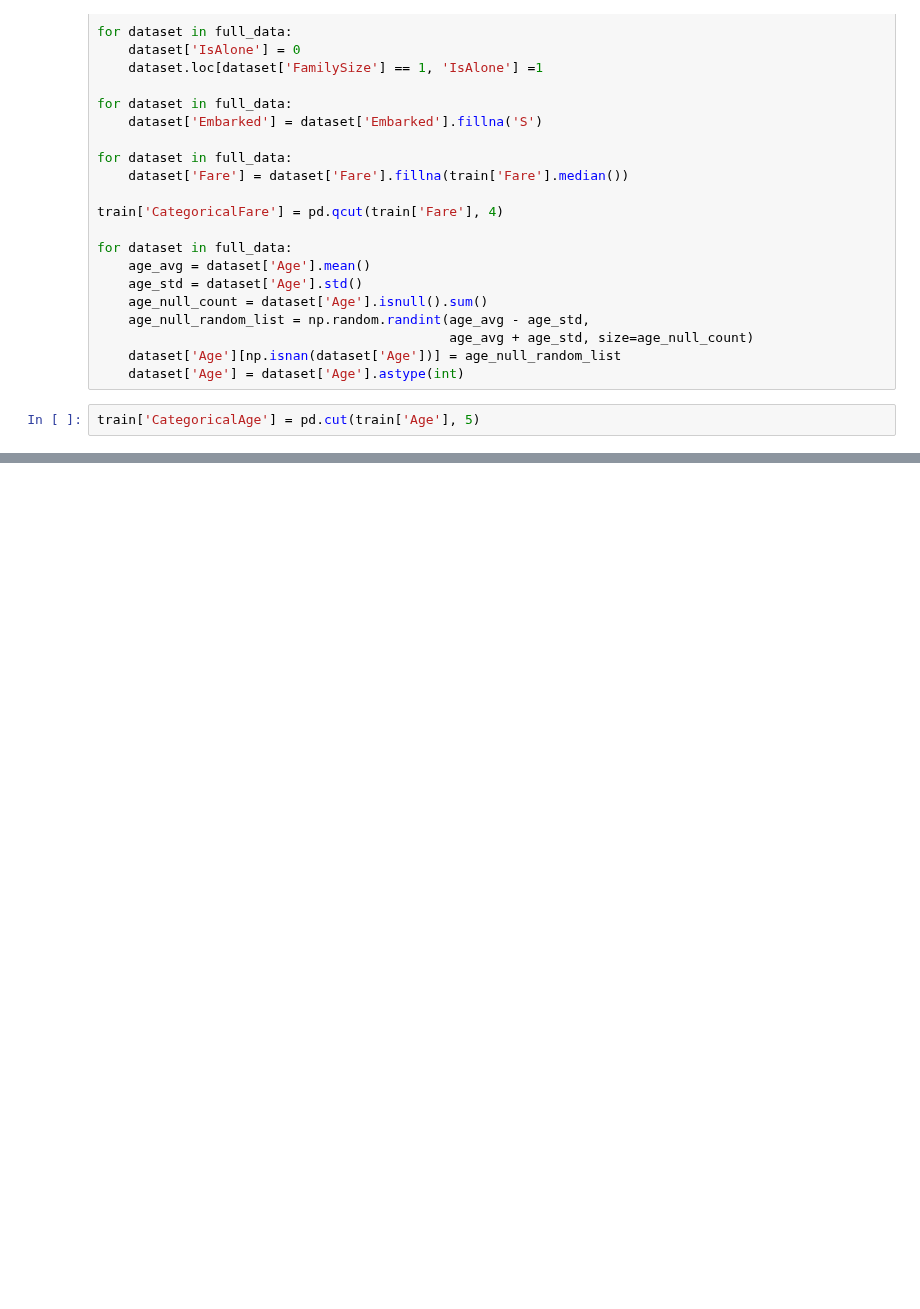
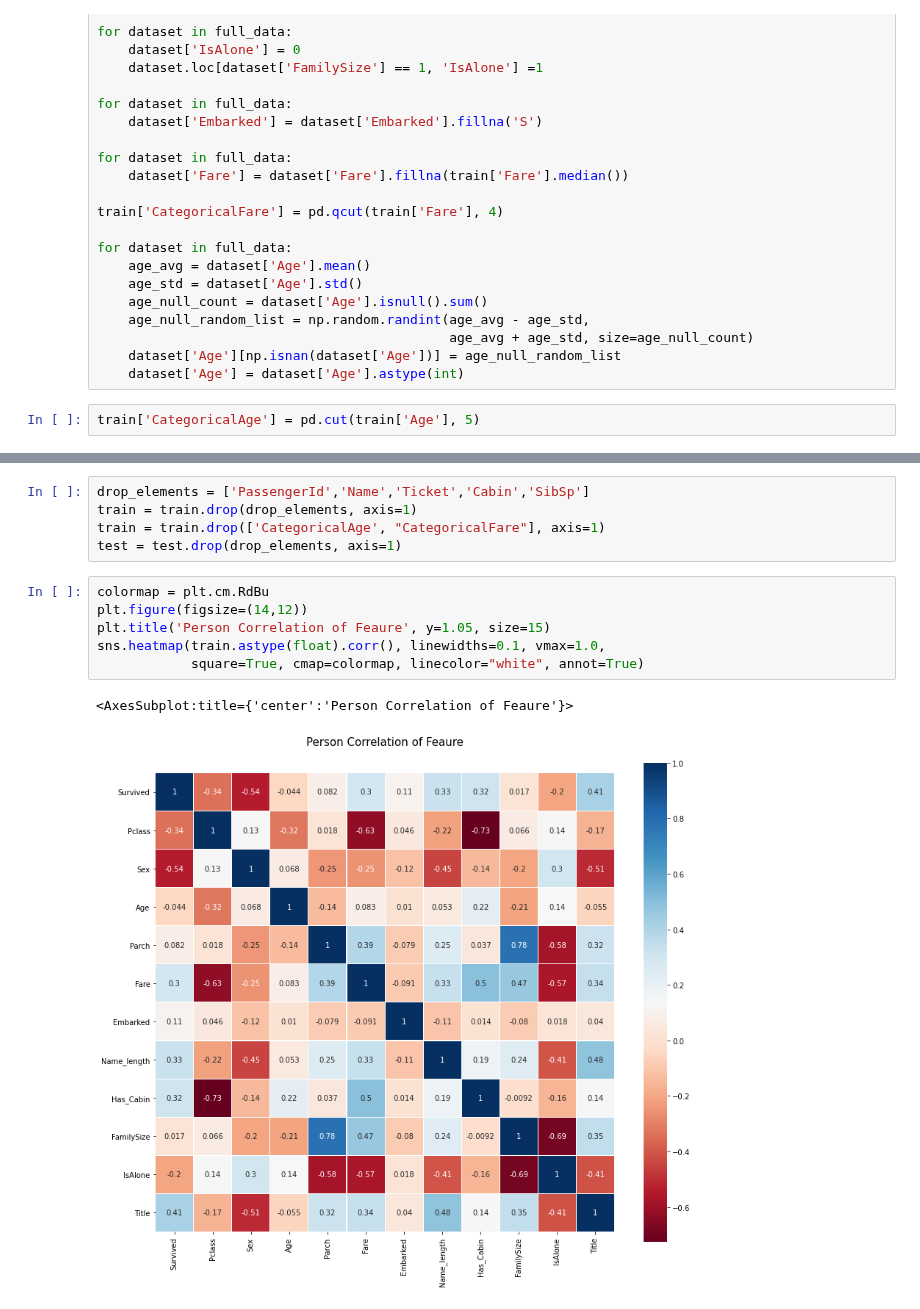
Before and after one commit to ducksfrogs/ma_kaggle, a Jupyter notebook: titanic/jup/ensemb.ipynb, the cells around one changed output, grey strips where cells are left out. Cells and saved outputs as stored; diff of their text form; blank space fills up the shorter version.

```diff
--- a/titanic/jup/ensemb.ipynb
+++ b/titanic/jup/ensemb.ipynb
@@ -102,0 +141,14 @@ TypeError: '<' not supported between instances of 'pandas._libs.interval.Interva
+# %%
+drop_elements = ['PassengerId','Name','Ticket','Cabin','SibSp']
+train = train.drop(drop_elements, axis=1)
+train = train.drop(['CategoricalAge', "CategoricalFare"], axis=1)
+test = test.drop(drop_elements, axis=1)
+# %%
+colormap = plt.cm.RdBu
+plt.figure(figsize=(14,12))
+plt.title('Person Correlation of Feaure', y=1.05, size=15)
+sns.heatmap(train.astype(float).corr(), linewidths=0.1, vmax=1.0,
+            square=True, cmap=colormap, linecolor="white", annot=True)
+# %% [output]
+<AxesSubplot:title={'center':'Person Correlation of Feaure'}>
+[figure, added]
```
Also changed, not shown: parts of 6 cells of this notebook, 1 other file.
